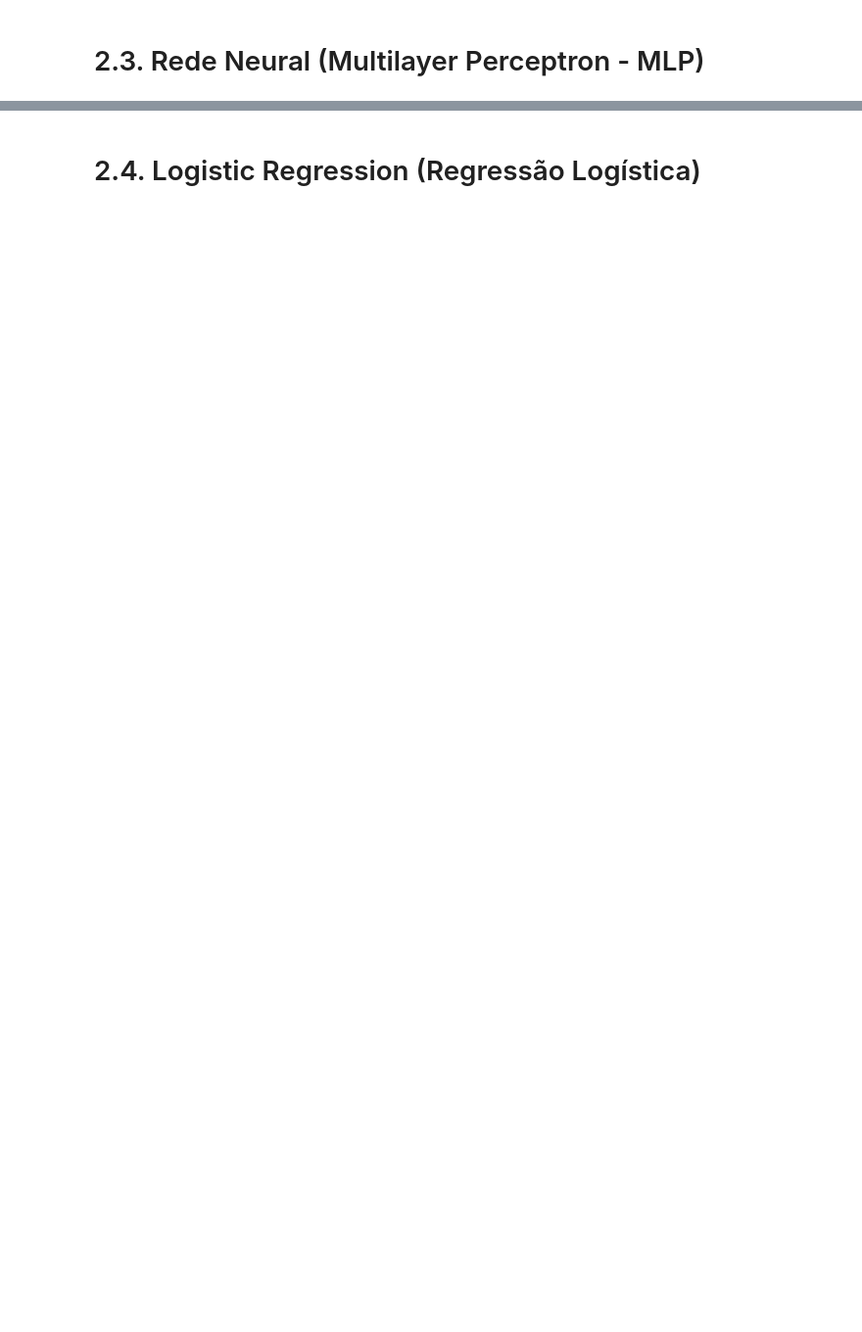
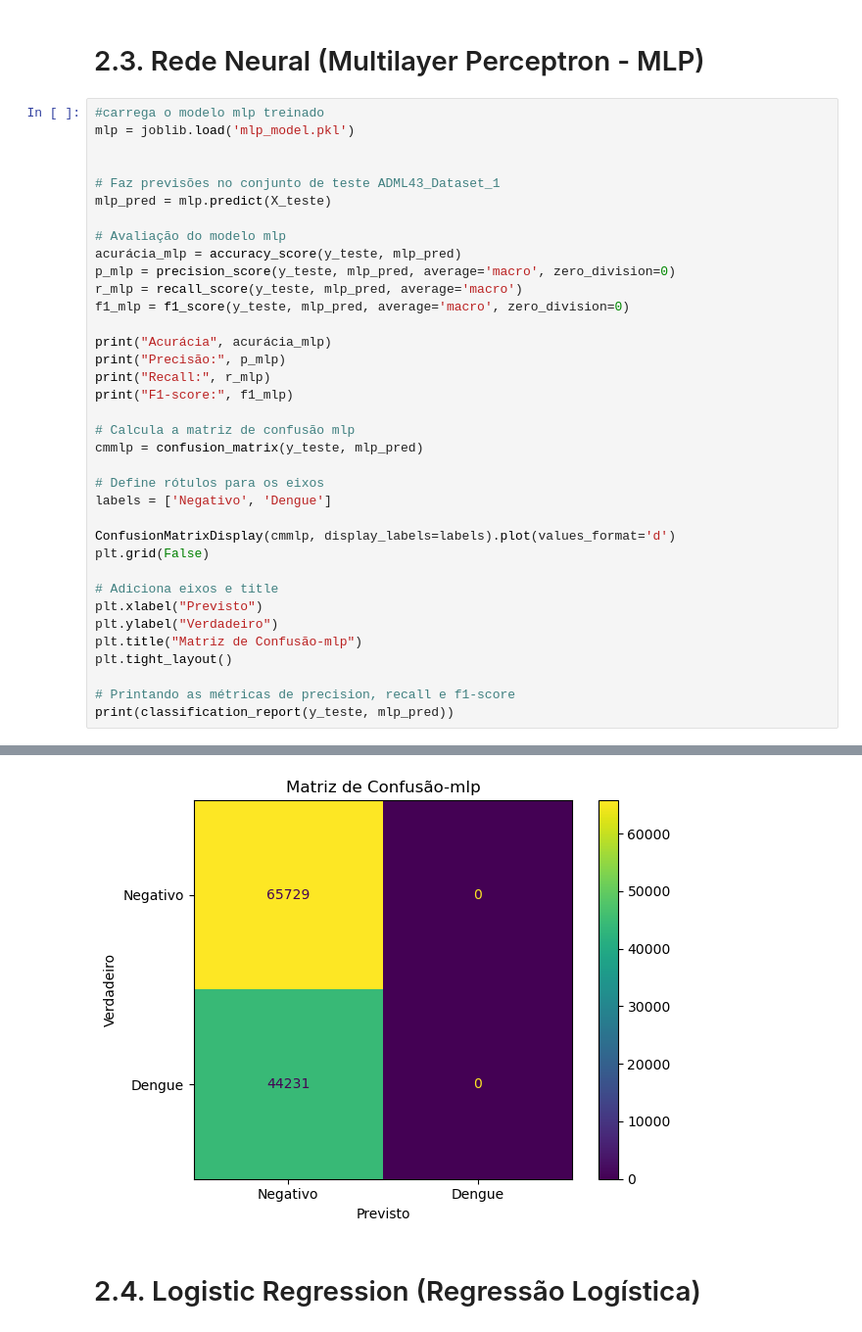
Before and after one commit to filipefreitas011/accsadml43-grupo2-etapaA, a Jupyter notebook: ADML43_Dataset_treino.ipynb, the cells around one changed output, grey strips where cells are left out. Shown at 98% size. Saved outputs shown, nothing was run; the diff lists cells and outputs as text; blank space fills up the shorter version.

```diff
--- a/ADML43_Dataset_treino.ipynb
+++ b/ADML43_Dataset_treino.ipynb
@@ -164,2 +164,39 @@ weighted avg       0.36      0.60      0.45    109960
 # %% [markdown]
 # 2.3. Rede Neural (Multilayer Perceptron - MLP)
+# %%
+#carrega o modelo mlp treinado
+mlp = joblib.load('mlp_model.pkl')
+
+
+# Faz previsões no conjunto de teste ADML43_Dataset_1
+mlp_pred = mlp.predict(X_teste)
+
+# Avaliação do modelo mlp
+acurácia_mlp = accuracy_score(y_teste, mlp_pred)
+p_mlp = precision_score(y_teste, mlp_pred, average='macro', zero_division=0)
+r_mlp = recall_score(y_teste, mlp_pred, average='macro')
+f1_mlp = f1_score(y_teste, mlp_pred, average='macro', zero_division=0)
+
+print("Acurácia", acurácia_mlp)
+print("Precisão:", p_mlp)
+print("Recall:", r_mlp)
+print("F1-score:", f1_mlp)
+
+# Calcula a matriz de confusão mlp
+cmmlp = confusion_matrix(y_teste, mlp_pred)
+
+# Define rótulos para os eixos
+labels = ['Negativo', 'Dengue']
+
+ConfusionMatrixDisplay(cmmlp, display_labels=labels).plot(values_format='d')
+plt.grid(False)
+
+# Adiciona eixos e title
+plt.xlabel("Previsto")
+plt.ylabel("Verdadeiro")
+plt.title("Matriz de Confusão-mlp")
+plt.tight_layout()
+
+# Printando as métricas de precision, recall e f1-score
+print(classification_report(y_teste, mlp_pred))
+# %% [output]
@@ -166,2 +215,3 @@ weighted avg       0.36      0.60      0.45    109960
+[figure, added]
 # %% [markdown]
 # 2.4. Logistic Regression (Regressão Logística)
```
Also changed, not shown: parts of 11 cells of this notebook, 5 other files.
